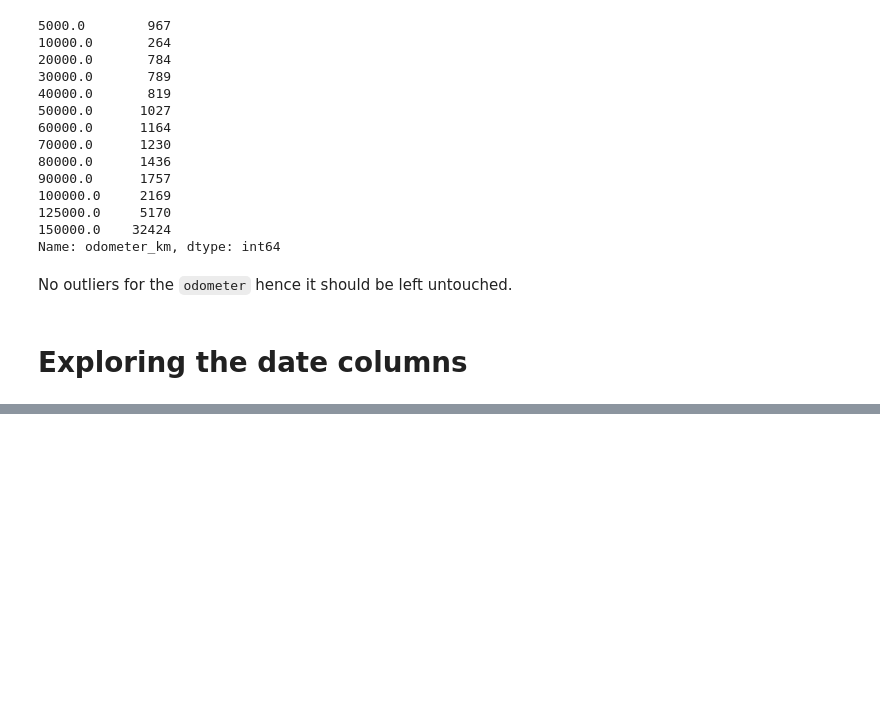
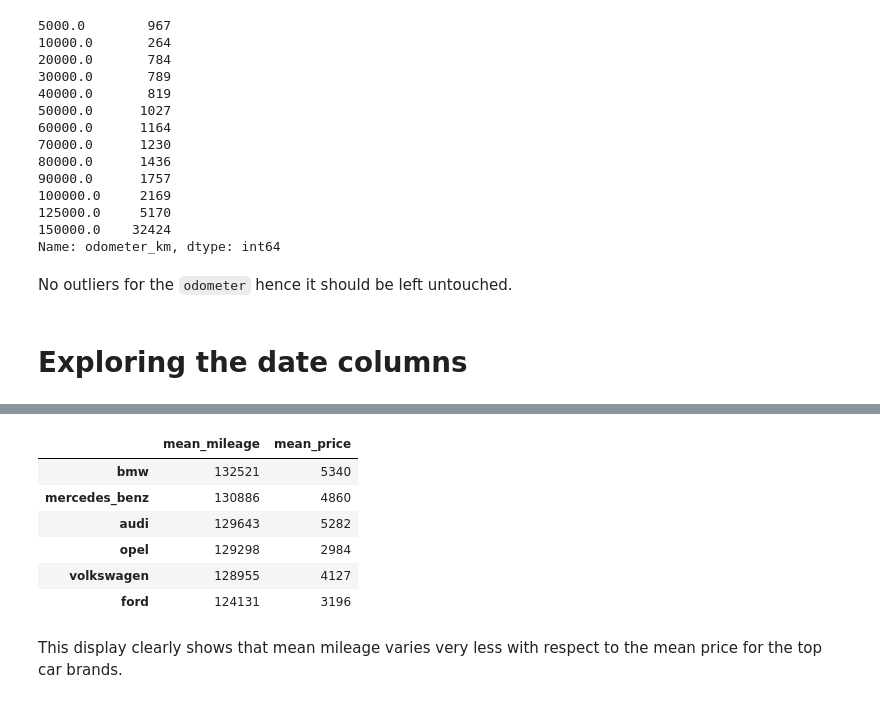
Before and after one commit to brandontanyu/Exploring-eBay-Car-Sales-Data, a Jupyter notebook: eBay_car_sales_analysis (2).ipynb, the cells around one changed output, grey strips where cells are left out. Cells and saved outputs as stored; diff of their text form; code cells hidden in the pictures; blank space fills up the shorter version.

```diff
--- a/eBay_car_sales_analysis.ipynb
+++ b/eBay_car_sales_analysis (2).ipynb
@@ -205,0 +369,9 @@ autos.unique()
+# %%
+brand_mean_prce = {}
+
+for brand in top_car_brands.index:
+    selected_rows = autos[autos["brand"] == brand]
+    brand_price = selected_rows["price"].mean()
+    brand_mean_prce[brand] = int(brand_price)
+
+print(brand_mean_prce)
@@ -205,0 +395,3 @@ autos.unique()
+# %%
+brand_mean_prce = pd.Series(brand_mean_prce).sort_values(ascending = False)
+pd.DataFrame(brand_mean_prce,columns=["mean_price"])
@@ -205,0 +406,8 @@ autos.unique()
+# %%
+brand_mean_mileage = {}
+
+for brand in top_car_brands.index:
+    selected_rows = autos[autos["brand"] == brand]
+    brand_age = selected_rows["odometer_km"].mean()
+    brand_mean_mileage[brand] = int(brand_age)
+print(brand_mean_mileage)
@@ -205,0 +416,4 @@ autos.unique()
+# %%
+brand_mean_mileage = pd.Series(brand_mean_mileage).sort_values(ascending = False)
+brand_information = pd.DataFrame(brand_mean_mileage,columns=["mean_mileage"])
+brand_information
@@ -205,0 +428,16 @@ autos.unique()
+# %%
+# pd.DataFrame(brand_mean_prce,brand_mean_mileage, columns= ["mean_price","mile_age"])
+
+brand_information["mean_price"] = brand_mean_prce
+
+brand_information
+# %% [output]
+|  | mean_mileage | mean_price |
+| bmw | 132521 | 5340 |
+| mercedes_benz | 130886 | 4860 |
+| audi | 129643 | 5282 |
+| opel | 129298 | 2984 |
+| volkswagen | 128955 | 4127 |
+| ford | 124131 | 3196 |
+# %% [markdown]
+This display clearly shows that mean mileage varies very less with respect to the mean price for the top car brands.
```
Also changed, not shown: parts of 30 cells of this notebook.
